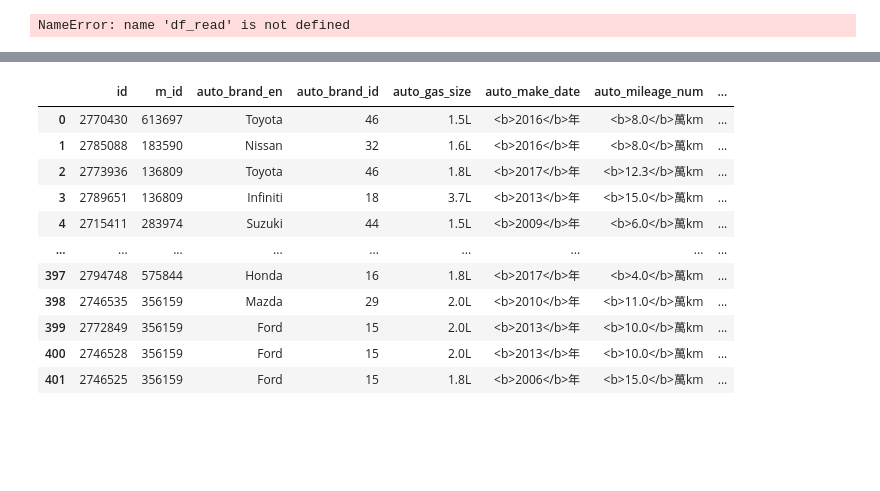
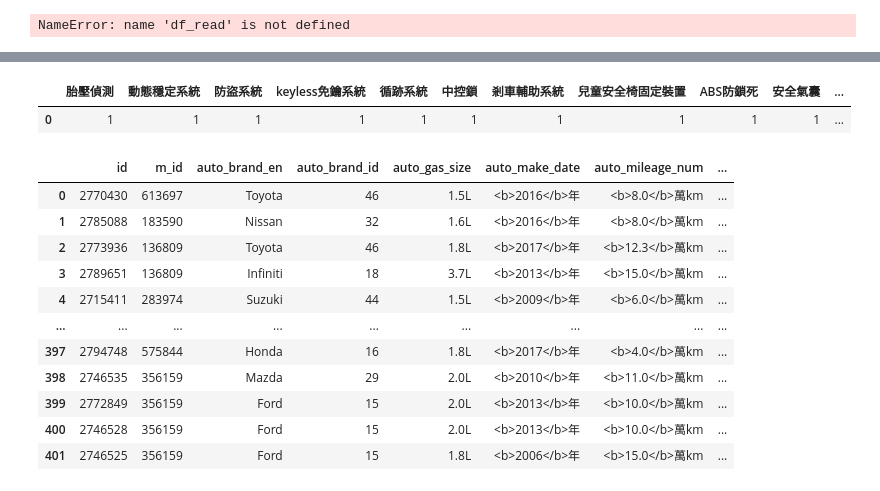
Before and after one commit to shaunchuang/crawl_test, a Jupyter notebook: car_8891/8891_2.ipynb, the cells around one changed output, grey strips where cells are left out. Cells and saved outputs as stored; diff of their text form; code cells hidden in the pictures; blank space fills up the shorter version.

```diff
--- a/car_8891/8891_2.ipynb
+++ b/car_8891/8891_2.ipynb
@@ -261,0 +492,5 @@ Index: []
+# %%
+dfequ
+# %% [output]
+|  | 胎壓偵測 | 動態穩定系統 | 防盜系統 | keyless免鑰系統 | 循跡系統 | 中控鎖 | 剎車輔助系統 | 兒童安全椅固定裝置 | ABS防鎖死 | 安全氣囊 | ... |
+| 0 | 1 | 1 | 1 | 1 | 1 | 1 | 1 | 1 | 1 | 1 | ... |
```
Also changed, not shown: parts of 21 cells of this notebook, 7 other files.
